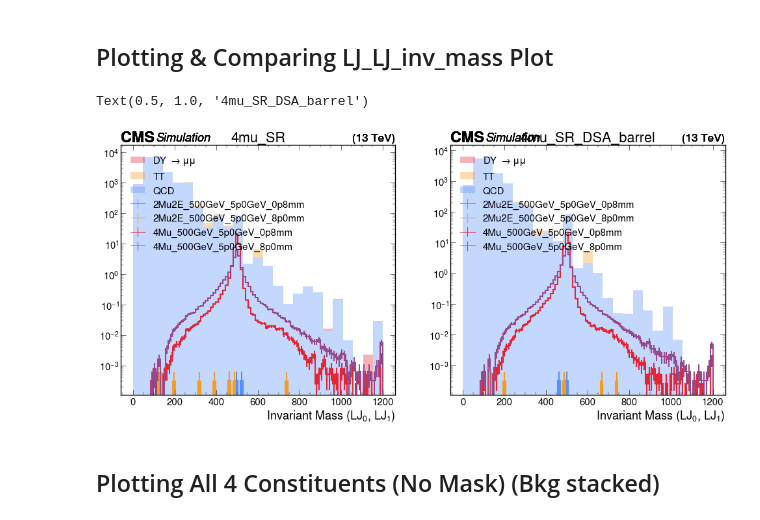
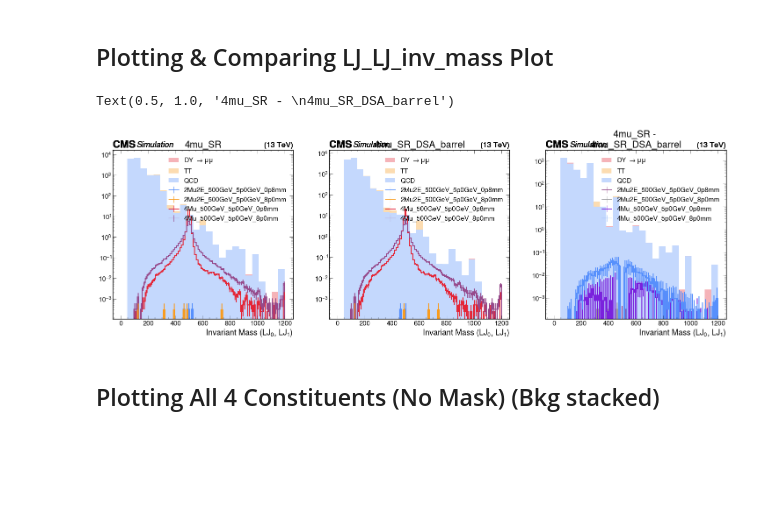
Before and after one commit to 316JakeMorris/SIDM, a Jupyter notebook: sidm/studies/LJ_Object_Eta/Compare_Cuts.ipynb, the cells around one changed output. Saved outputs shown, nothing was run; the diff lists cells and outputs as text; code cells hidden in the pictures; blank space fills up the shorter version.

```diff
--- a/sidm/studies/LJ_Object_Eta/Compare_Cuts.ipynb
+++ b/sidm/studies/LJ_Object_Eta/Compare_Cuts.ipynb
@@ -307,54 +307,78 @@ PV filter                    59.8         55.6
 # %% [markdown]
 ## Plotting & Comparing LJ_LJ_inv_mass Plot
 # %%
-fig, axes = plt.subplots(1,2,figsize=(12*2,10))
-hist = "lj_lj_invmass"
+fig, axes = plt.subplots(1,3,figsize=(12*3,10))
+# hist = "lj_lj_invmass"
+hist = "lj_lj_invmass_dPhiMask"
 
 #Plot the first selection
-plt.subplot(1, 2, 1)
+plt.subplot(1, 3, 1)
 #Sum the list of background hists into 1 main bkg hist for each bkg type
-QCD_bkg_total = sum_bgs_hist(QCD, hist_collection_1, hist, channel_1)
-TTJ_bkg_total = sum_bgs_hist(TT, hist_collection_1, hist, channel_1)
-DY_bkg_total = sum_bgs_hist(DY, hist_collection_1, hist, channel_1)
+QCD_bkg_total_1 = sum_bgs_hist(QCD, hist_collection_1, hist, channel_1)
+TTJ_bkg_total_1 = sum_bgs_hist(TT, hist_collection_1, hist, channel_1)
+DY_bkg_total_1 = sum_bgs_hist(DY, hist_collection_1, hist, channel_1)
 #Plot all of the backgrounds stacked together
-utilities.plot([QCD_bkg_total, TTJ_bkg_total, DY_bkg_total], density=False, histtype="fill",
+utilities.plot([QCD_bkg_total_1, TTJ_bkg_total_1, DY_bkg_total_1], density=False, histtype="fill",
                label=["QCD", "TT", r"DY $\rightarrow \mu\mu$"], stack=True, yerr=True, alpha=.35, flow="none")
 #Reset the coloring before plotting data
 axes[0].set_prop_cycle(None)
 #Plot the data
 for i, plotting_sample in enumerate(samples):
     if i == 4: break #Don't go above 4 samples.
     utilities.plot(out_1[plotting_sample]["hists"][hist][channel_1, :], density=False, label=plotting_sample, linewidth=3)
     # legend_list.append(plotting_sample)
 
-plt.legend(loc='upper left')
+plt.legend(loc='upper right')
 plt.yscale("log")
 axes[0].set_title(f"{channel_1}")
 
 #------------------------------------------------------------------------------------------------------
 #Plot the SECOND selection
-plt.subplot(1, 2, 2)
+plt.subplot(1, 3, 2)
 #Sum the list of background hists into 1 main bkg hist for each bkg type
-QCD_bkg_total = sum_bgs_hist(QCD, hist_collection_2, hist, channel_2)
-TTJ_bkg_total = sum_bgs_hist(TT, hist_collection_2, hist, channel_2)
-DY_bkg_total = sum_bgs_hist(DY, hist_collection_2, hist, channel_2)
+QCD_bkg_total_2 = sum_bgs_hist(QCD, hist_collection_2, hist, channel_2)
+TTJ_bkg_total_2 = sum_bgs_hist(TT, hist_collection_2, hist, channel_2)
+DY_bkg_total_2 = sum_bgs_hist(DY, hist_collection_2, hist, channel_2)
 #Plot all of the backgrounds stacked together
-utilities.plot([QCD_bkg_total, TTJ_bkg_total, DY_bkg_total], density=False, histtype="fill",
+utilities.plot([QCD_bkg_total_2, TTJ_bkg_total_2, DY_bkg_total_2], density=False, histtype="fill",
                label=["QCD", "TT", r"DY $\rightarrow \mu\mu$"], stack=True, yerr=True, alpha=.35, flow="none")
 #Reset the coloring before plotting data
 axes[1].set_prop_cycle(None)
 #Plot the data
 for i, plotting_sample in enumerate(samples):
     if i == 4: break #Don't go above 4 samples.
     utilities.plot(out_2[plotting_sample]["hists"][hist][channel_2, :], density=False, label=plotting_sample, linewidth=3)
     # legend_list.append(plotting_sample)
 
-plt.legend(loc='upper left')
+plt.legend(loc='upper right')
 plt.yscale("log")
 axes[1].set_title(f"{channel_2}")
+
+#------------------------------------------------------------------------------------------------------
+#Plot the FIRST selection MINUS the SECOND SELECTION
+plt.subplot(1, 3, 3)
+#Define the difference between the two background plots
+QCD_bkg_total = QCD_bkg_total_1 + (QCD_bkg_total_2*-1)
+TTJ_bkg_total = TTJ_bkg_total_1 + (TTJ_bkg_total_2*-1)
+DY_bkg_total = DY_bkg_total_1 + (DY_bkg_total_2*-1)
+#Plot all of the backgrounds stacked together
+utilities.plot([QCD_bkg_total, TTJ_bkg_total, DY_bkg_total], density=False, histtype="fill",
+               label=["QCD", "TT", r"DY $\rightarrow \mu\mu$"], stack=True, yerr=True, alpha=.35, flow="none")
+#Reset the coloring before plotting data
+axes[1].set_prop_cycle(None)
+#Plot the data
+for i, plotting_sample in enumerate(samples):
+    if i == 4: break #Don't go above 4 samples.
+    subtractedHist = out_1[plotting_sample]["hists"][hist][channel_1, :] + (out_2[plotting_sample]["hists"][hist][channel_2, :]*-1)
+    utilities.plot(subtractedHist, density=False, label=plotting_sample, linewidth=3)
+    # legend_list.append(plotting_sample)
+
+plt.legend(loc='upper right')
+plt.yscale("log")
+axes[2].set_title(f"{channel_1} - \n{channel_2}")
 # %% [output]
-Text(0.5, 1.0, '4mu_SR_DSA_barrel')
+Text(0.5, 1.0, '4mu_SR - \n4mu_SR_DSA_barrel')
-[figure, old version]
+[figure, new version]
 # %% [markdown]
 ## Plotting All 4 Constituents (No Mask) (Bkg stacked)
 # %%
```
Also changed, not shown: 3 other files.
